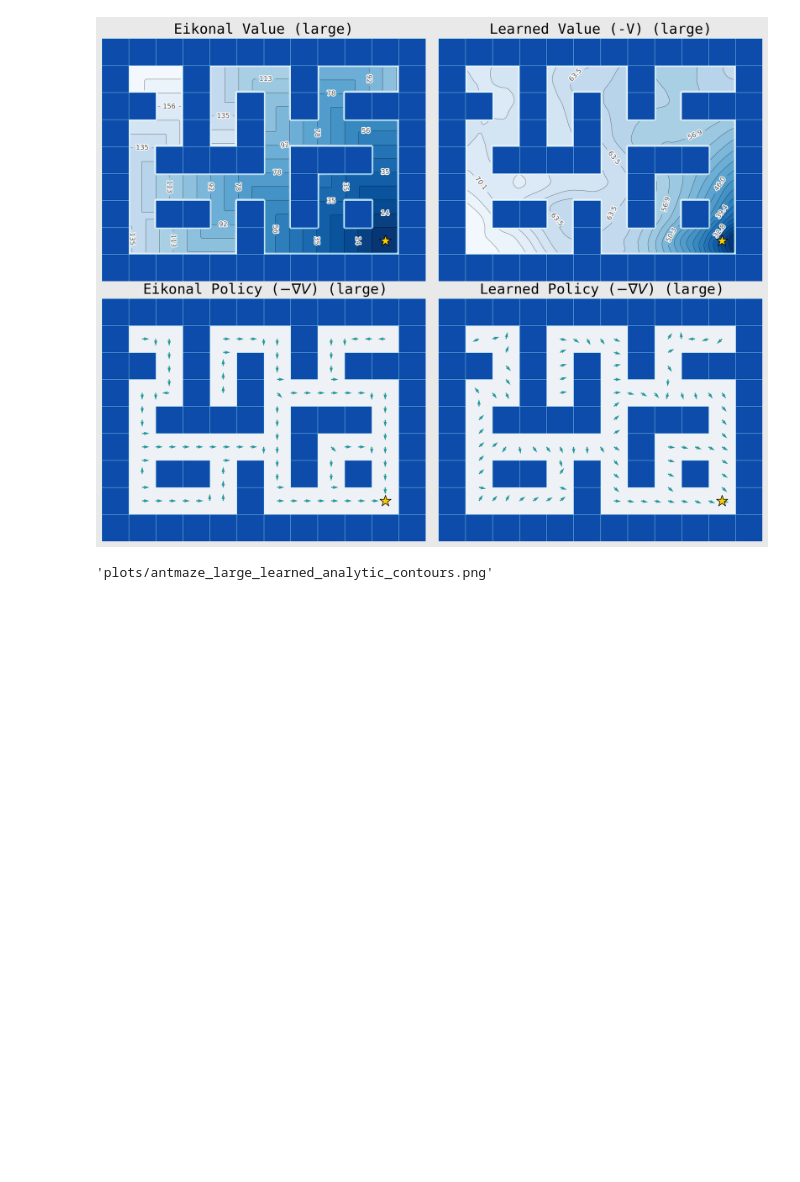
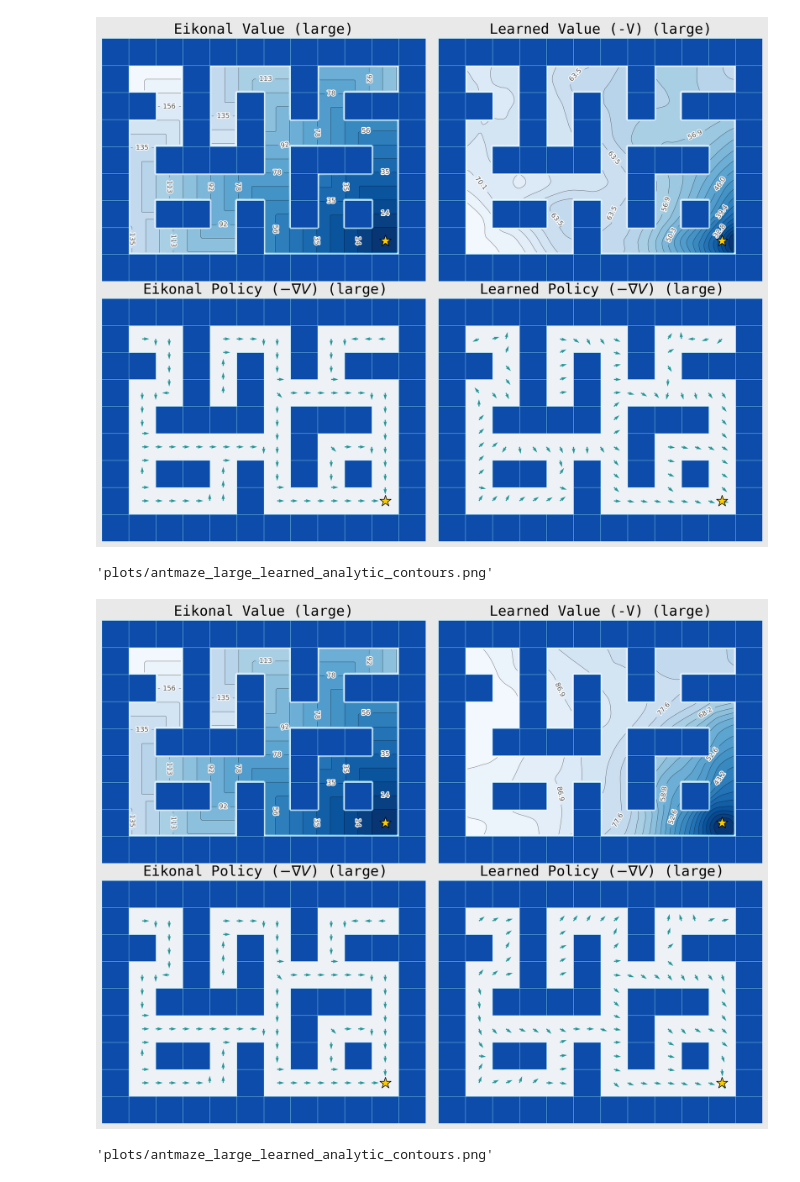
Before and after one commit to skylooop/dual-goal-representations, a Jupyter notebook: notebooks/ckpts.ipynb, the cells around one changed output. Drawn from its saved outputs; the diff is of its cells as text; code cells hidden in the pictures; blank space fills up the shorter version.

Commit message:
eikonal

```diff
--- a/notebooks/ckpts.ipynb
+++ b/notebooks/ckpts.ipynb
@@ -62,6 +62,11 @@ agent_gcivl_dual = restore_agent(
     "../results/gcivl_dual/antmaze-large-navigate-v0_gcivl_dual_sd000/checkpoints",
     step=1_000_000
 )
+agent_gcivl_eikonal = restore_agent(
+    agent_gcivl,
+    "../results/gcivl/antmaze-large-navigate-v0_gcivl_sd000_eikonal/checkpoints",
+    step=1_000_000
+)
 # %% [output]
 Restored agent from step 1000000 in /home/m_bobrin/dual-goal-representations/results/gcivl/antmaze-large-navigate-v0_gcivl_sd000/checkpoints
 Restored agent from step 1000000 in /home/m_bobrin/dual-goal-representations/results/gcivl_dual/antmaze-large-navigate-v0_gcivl_dual_sd000/checkpoints
@@ -116,3 +119,8 @@ plot_agent_contours(agent_gcivl_dual, maze_type='large', env=env_large)
 # %% [output]
 [figure]
 'plots/antmaze_large_learned_analytic_contours.png'
+# %%
+plot_agent_contours(agent_gcivl_eikonal, maze_type='large', env=env_large)
+# %% [output]
+[figure, added]
+'plots/antmaze_large_learned_analytic_contours.png'
```
Also changed, not shown: parts of 3 cells of this notebook, 2 other files.
